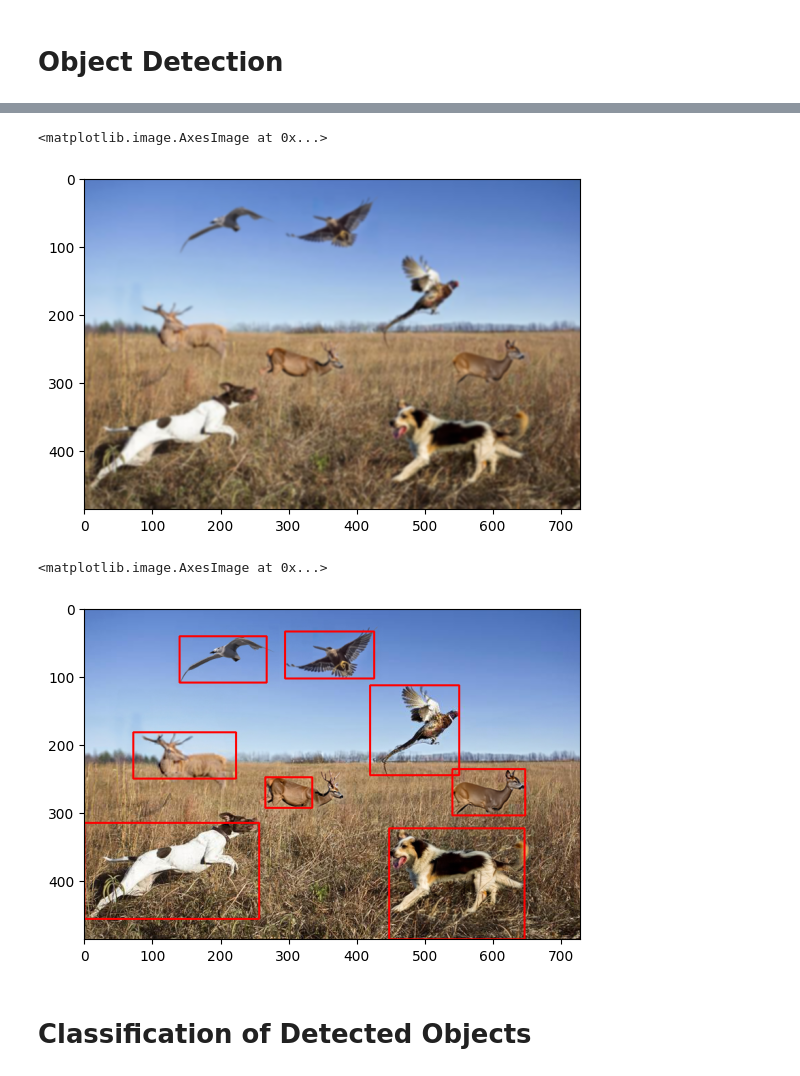
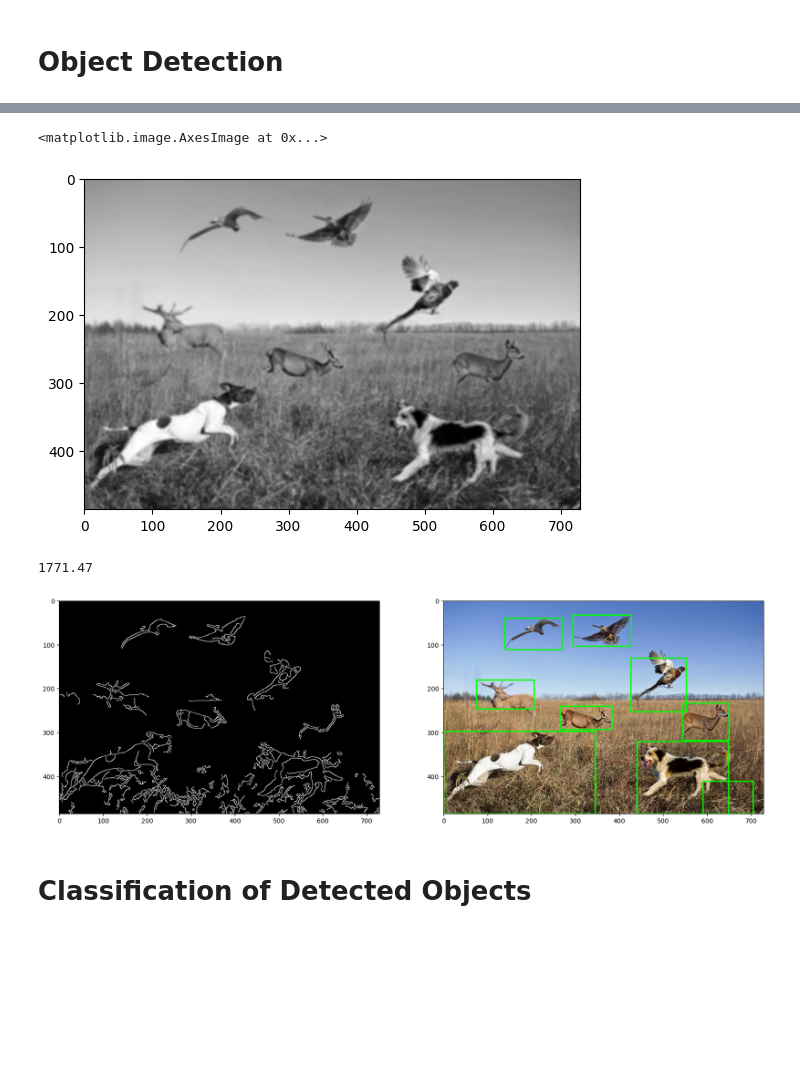
Before and after one commit to AmirMarji/final-CV-AI-project, a Jupyter notebook: final_project_template.ipynb, the cells around one changed output, grey strips where cells are left out. Cells and saved outputs as stored; diff of their text form; code cells hidden in the pictures; blank space fills up the shorter version.

```diff
--- a/final_project_template.ipynb
+++ b/final_project_template.ipynb
@@ -266,9 +266,14 @@ y_train[10000]
 #load imaage as grey scale
 img = cv2.imread('dog_bird_deer.jpg')
 
-#conver bgr to rgb
+#convert bgr to rgb
 img = cv2.cvtColor(img, cv2.COLOR_BGR2RGB)
+
+# Convert image to grayscale
+gray = cv2.cvtColor(img, cv2.COLOR_BGR2GRAY)
+
+
 #show image
-plt.imshow(img, cmap='gray')
+plt.imshow(gray, cmap='gray')
 # %% [output]
 <matplotlib.image.AxesImage at 0x...>
@@ -276,33 +281,42 @@ plt.imshow(img, cmap='gray')
 # %%
 #apply gaussian blur
-img_blur = cv2.GaussianBlur(img, (7,7), 0)
+img_blur = cv2.GaussianBlur(gray, (7,7), 0)
 #show image
 plt.imshow(img_blur, cmap='gray')
 # %% [output]
 <matplotlib.image.AxesImage at 0x...>
-[figure, old version]
+[figure, new version]
 # %%
-#draw bounding box around all the animals in the image using canny edge detection
-canny = cv2.Canny(img_blur, 100, 200)
+# Apply Canny edge detection
+canny_edges = cv2.Canny(img_blur, 55, 200)
+
+# Increase the kernel size for dilating the edges to close gaps in contours
+kernel = np.ones((5, 5), np.uint8)
+dilated_edges = cv2.dilate(canny_edges, kernel, iterations=1)
 
 # Find contours
-contours, _ = cv2.findContours(canny, cv2.RETR_EXTERNAL, cv2.CHAIN_APPROX_SIMPLE)
+contours, _ = cv2.findContours(dilated_edges, cv2.RETR_EXTERNAL, cv2.CHAIN_APPROX_NONE)
 
-# Assume we are looking for medium to large animals, not tiny birds or distant objects
-# You'll need to adjust this based on the resolution of your image
-min_area_threshold = 0.01 * img.shape[0] * img.shape[1]
+
+min_area_threshold = 0.005 * img.shape[0] * img.shape[1]
+print(min_area_threshold)
 
 # Draw bounding boxes based on the area threshold
 for c in contours:
     if cv2.contourArea(c) > min_area_threshold:
         x, y, w, h = cv2.boundingRect(c)
         cv2.rectangle(img, (x, y), (x + w, y + h), (0, 255, 0), 2)
 
-# Show the image with bounding boxes
-plt.imshow(img, cmap='gray')
+# Display the image
+plt.figure(figsize=(20, 10))
+plt.subplot(1, 2, 1)
+plt.imshow(canny_edges, cmap='gray')
+plt.subplot(1, 2, 2)
+plt.imshow( img)
+plt.show()
 # %% [output]
-<matplotlib.image.AxesImage at 0x...>
+1771.47
-[figure, old version]
+[figure, new version]
 # %% [markdown]
 # Classification of Detected Objects
 # %%
```
Also changed, not shown: parts of 11 cells of this notebook.
